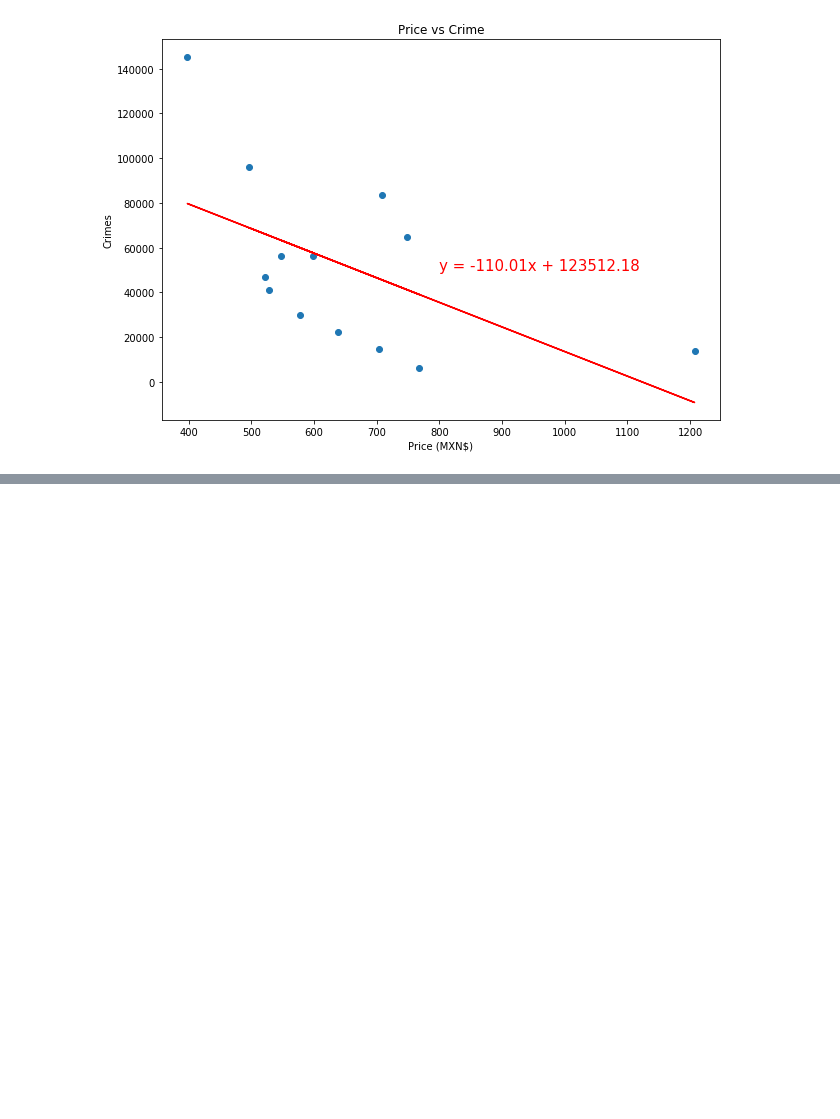
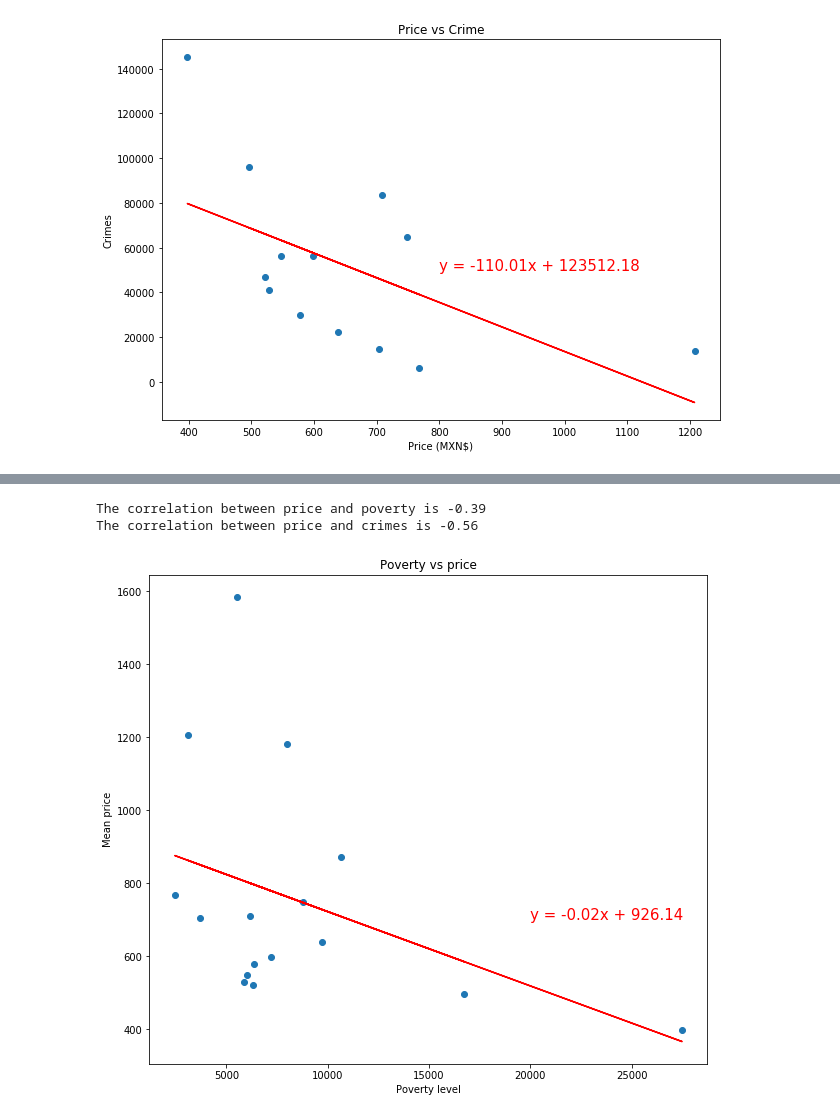
Before and after one commit to elc17/Project_1, a Jupyter notebook: project_1.ipynb, the cells around one changed output, grey strips where cells are left out. Drawn from its saved outputs; the diff is of its cells as text; code cells hidden in the pictures; blank space fills up the shorter version.

```diff
--- a/project_1.ipynb
+++ b/project_1.ipynb
@@ -337,0 +383,37 @@ fig
+# %%
+#Here we create a reduced data set grouped by Alcaldia and mean price
+Price = data_df.groupby('neighbourhood', as_index = False)['price'].mean()
+Price = pd.DataFrame(Price)
+#We add the column 'poverty' from the total poverty index in the past dataset
+Price['poverty'] = Pobreza['total'].values
+
+
+#First we checkout correlation between poverty and price
+correlation = st.pearsonr(Price['poverty'], Price['price'])
+print(f'The correlation between price and poverty is {round(correlation[0], 2)}')
+correlation2 = st.pearsonr(priced2, crime2)
+print(f'The correlation between price and crimes is {round(correlation2[0], 2)}')
+#Here we get a low correlation, and actually is bigger between crime and price
+# %% [output]
+The correlation between price and poverty is -0.39
+The correlation between price and crimes is -0.56
+# %%
+#Now we can create a Boxplot to explore any realtionship
+#Also we calculate a regression line
+from scipy.stats import linregress
+
+x_values = Price['poverty']
+y_values = Price['price']
+(slope, intercept, rvalue, pvalue, stderr) = linregress(x_values, y_values)
+regress_values = x_values * slope + intercept
+line_eq = "y = " + str(round(slope,2)) + "x + " + str(round(intercept,2))
+plt.figure(figsize = (10,9))
+plt.scatter(x_values,y_values)
+plt.plot(x_values,regress_values,"r-")
+plt.annotate(line_eq,(20000, 700),fontsize=15,color="red")
+plt.title('Poverty vs price')
+plt.xlabel('Poverty level')
+plt.ylabel('Mean price')
+plt.show()
+# %% [output]
+[figure, added]
```
Also changed, not shown: parts of 11 cells of this notebook.
